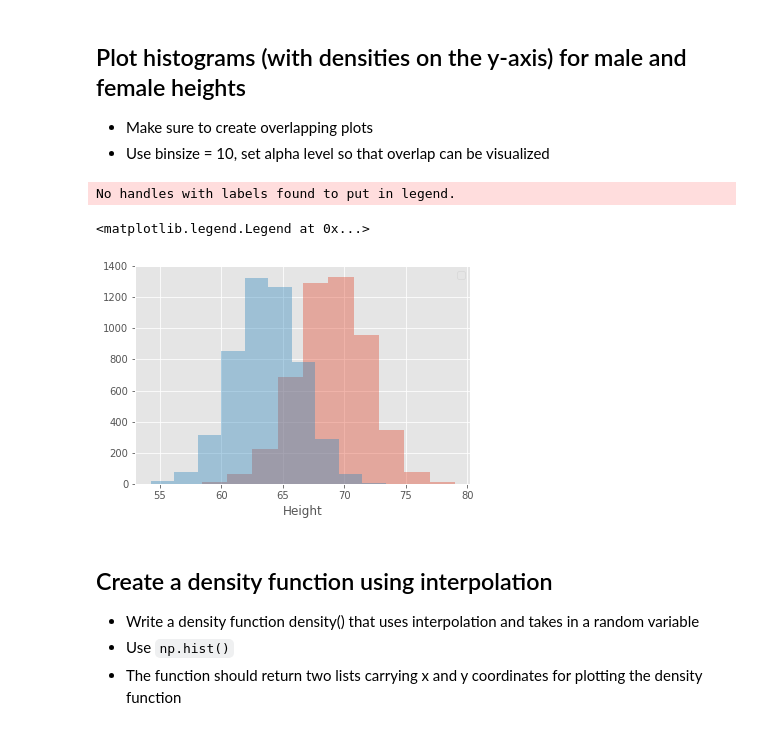
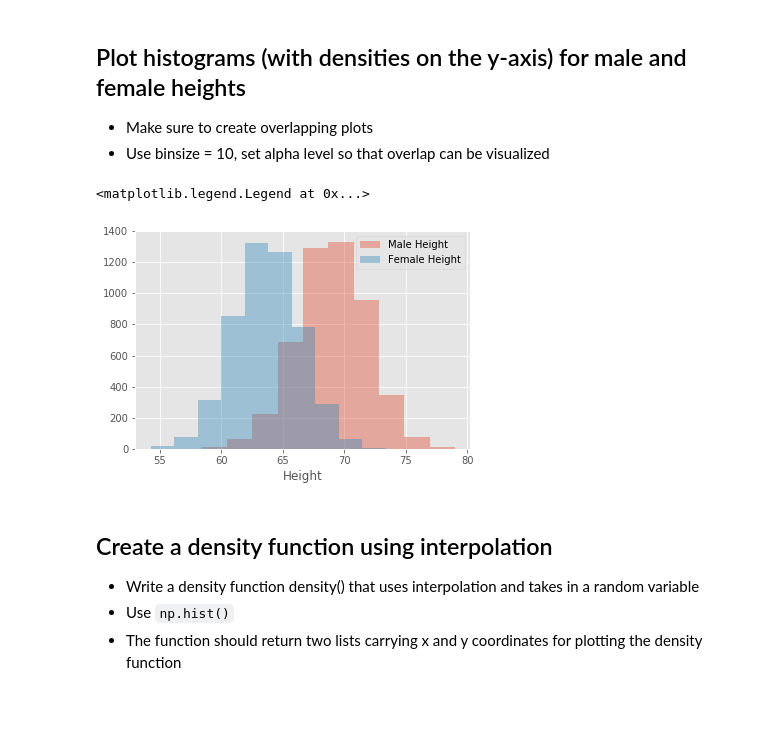
Before and after one commit to quannguyen234/probability-density-functions-lab-nyc-ds-082619, a Jupyter notebook: index.ipynb, the cells around one changed output. Cells and saved outputs as stored; diff of their text form; code cells hidden in the pictures.

```diff
--- a/index.ipynb
+++ b/index.ipynb
@@ -60,12 +60,11 @@ fm_weight_std = female_df['Weight'].std()
 # %%
 # Your code here
 sns.distplot(male_df['Height'],kde=False,bins=10,label='Male Height')
-sns.distplot(female_df['Height'],kde=False,bins=10, label='')
+sns.distplot(female_df['Height'],kde=False,bins=10, label='Female Height')
 plt.legend()
 # %% [output]
-No handles with labels found to put in legend.
+<matplotlib.legend.Legend at 0x...>
-<matplotlib.legend.Legend at 0x...>
-[figure, old version]
+[figure, new version]
 # %%
 # Record your observations - are these inline with your personal observations?
 # %% [markdown]
```
